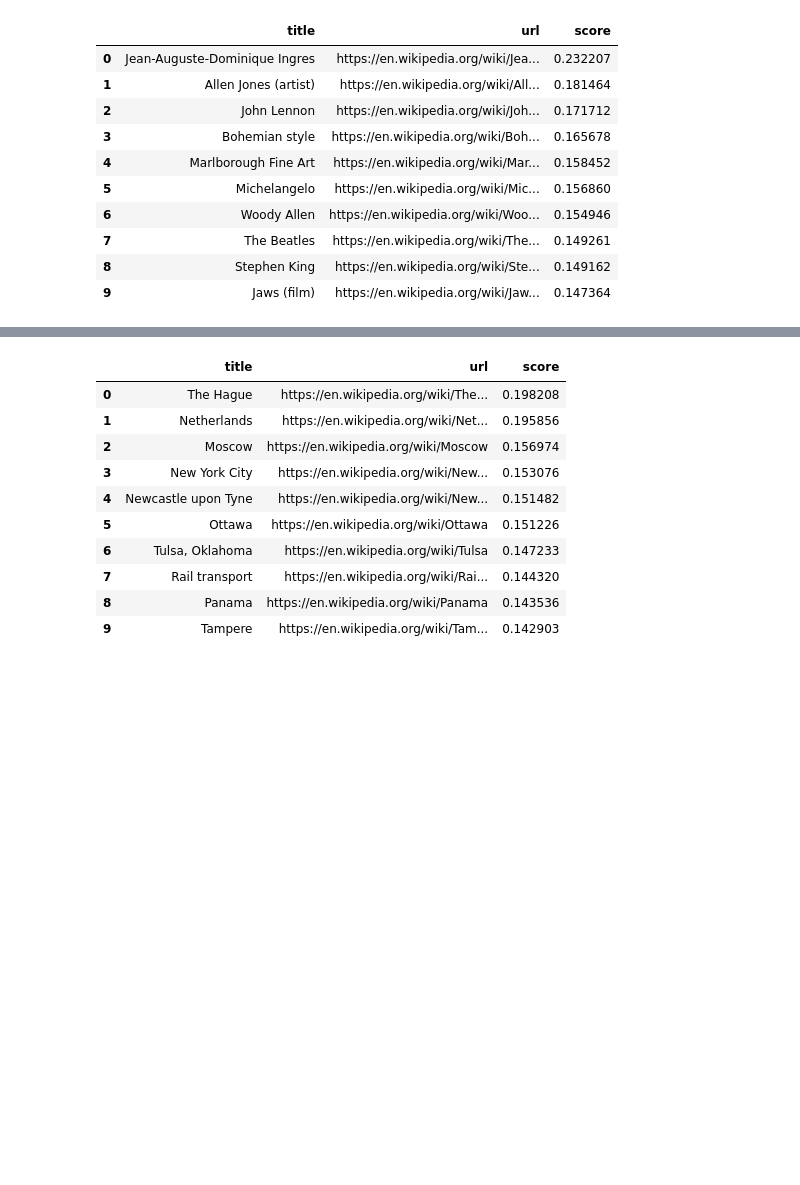
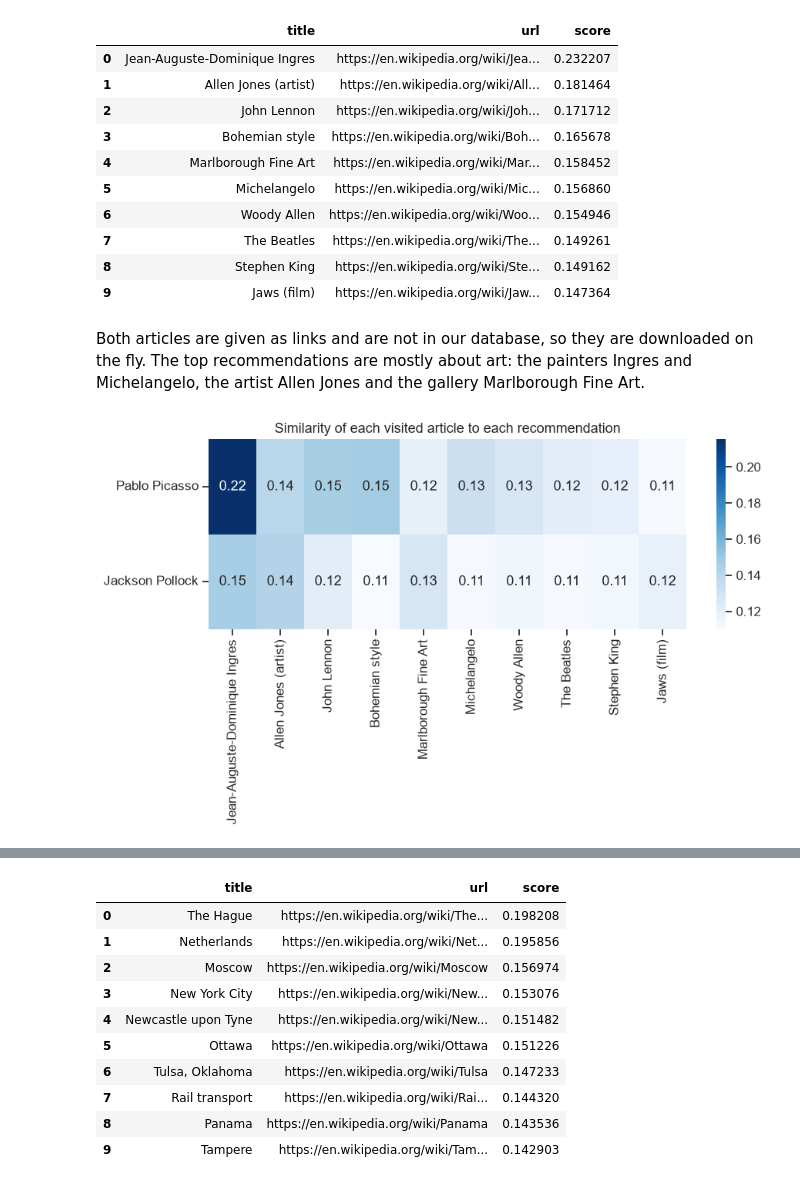
Before and after one commit to jakowczukalicja/wiki-recommender, a Jupyter notebook: wiki-recommender-report.ipynb, the cells around one changed output, grey strips where cells are left out. Drawn from its saved outputs; the diff is of its cells as text; code cells hidden in the pictures; blank space fills up the shorter version.

```diff
--- a/wiki-recommender-report.ipynb
+++ b/wiki-recommender-report.ipynb
@@ -494,0 +497,38 @@ rec.recommend(visited, top_n=10)
+# %%
+def get_vector(rec, item):
+    if item in rec.title_to_idx:
+        return rec.tfidf_matrix[rec.title_to_idx[item]].toarray()
+    if item in rec.url_to_idx:
+        return rec.tfidf_matrix[rec.url_to_idx[item]].toarray()
+    return rec._new_vector(item)
+
+
+def plot_article_contributions(rec, visited, recommendations):
+    vectors = np.vstack([get_vector(rec, item) for item in visited])
+    rec_idx = [rec.title_to_idx[t] for t in recommendations["title"]]
+    sim = cosine_similarity(vectors, rec.tfidf_matrix[rec_idx])
+    labels = [v.split("/wiki/")[-1].replace("_", " ") for v in visited]
+
+    fig, ax = plt.subplots(figsize=(10, 0.6 * len(visited) + 2))
+    sns.heatmap(sim, xticklabels=recommendations["title"], yticklabels=labels,
+                annot=True, fmt=".2f", cmap="Blues", ax=ax)
+    ax.set_title("Similarity of each visited article to each recommendation")
+    plt.xticks(rotation=90)
+    plt.yticks(rotation=0)
+    plt.show()
+
+
+def plot_word_contributions(rec, visited, title, top_k=15):
+    profile = np.vstack([get_vector(rec, item) for item in visited]).mean(axis=0)
+    article = rec.tfidf_matrix[rec.title_to_idx[title]].toarray()[0]
+    contrib = profile * article / np.linalg.norm(profile)
+
+    words = rec.vectorizer.get_feature_names_out()
+    top = np.argsort(contrib)[::-1][:top_k]
+
+    fig, ax = plt.subplots(figsize=(7, 5))
+    sns.barplot(x=contrib[top], y=words[top], ax=ax)
+    ax.set_xlabel("Contribution to score")
+    ax.set_title(f"Why '{title}'? (score = {contrib.sum():.3f})")
+    sns.despine()
+    plt.show()
@@ -496,7 +540,8 @@ rec.recommend(visited, top_n=10)
 visited = ["https://en.wikipedia.org/wiki/Pablo_Picasso",
            "https://en.wikipedia.org/wiki/Jackson_Pollock"]
 
-rec.recommend(visited, top_n=10)
+recs = rec.recommend(visited, top_n=10)
+display(recs)
 # %% [output]
 |  | title | url | score |
 | 0 | Jean-Auguste-Dominique Ingres | https://en.wikipedia.org/wiki/Jea... | 0.232207 |
@@ -509,3 +554,9 @@ rec.recommend(visited, top_n=10)
 | 7 | The Beatles | https://en.wikipedia.org/wiki/The... | 0.149261 |
 | 8 | Stephen King | https://en.wikipedia.org/wiki/Ste... | 0.149162 |
 | 9 | Jaws (film) | https://en.wikipedia.org/wiki/Jaw... | 0.147364 |
+# %% [markdown]
+Both articles are given as links and are not in our database, so they are downloaded on the fly. The top recommendations are mostly about art: the painters Ingres and Michelangelo, the artist Allen Jones and the gallery Marlborough Fine Art.
+# %%
+plot_article_contributions(rec, visited, recs)
+# %% [output]
+[figure, added]
```
Also changed, not shown: parts of 29 cells of this notebook.
